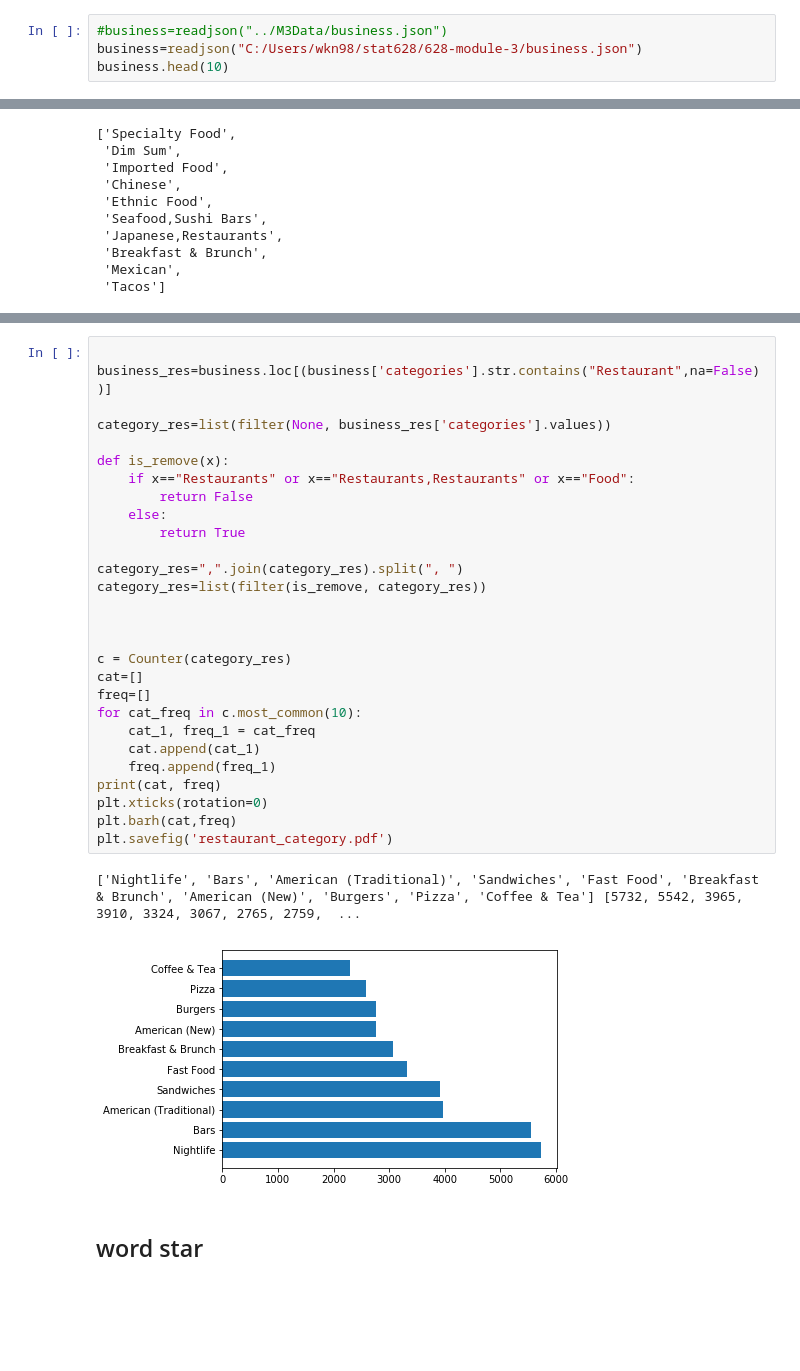
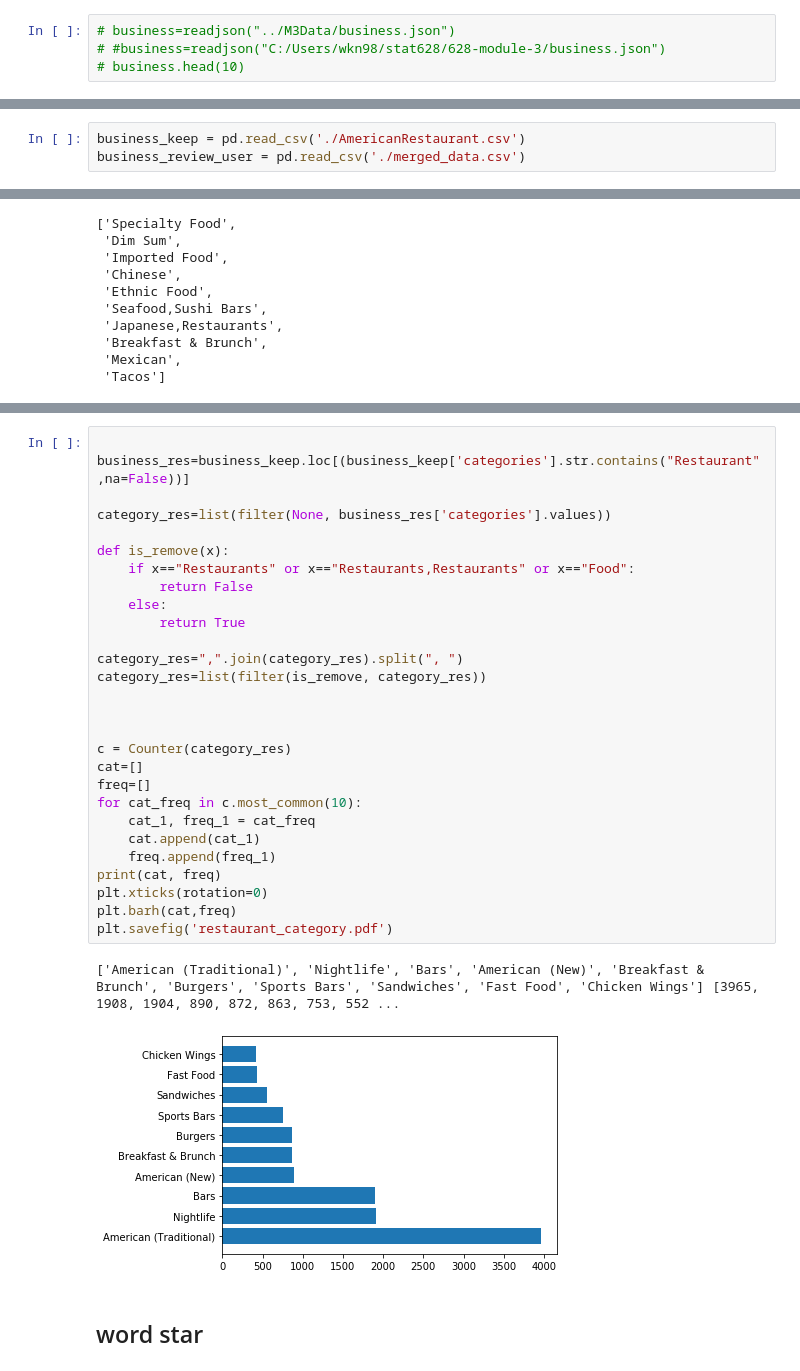
Before and after one commit to clarefrost/628-module-3, a Jupyter notebook: 628 module 3.ipynb, the cells around one changed output, grey strips where cells are left out. Drawn from its saved outputs; the diff is of its cells as text; blank space fills up the shorter version.

```diff
--- a/628 module 3.ipynb
+++ b/628 module 3.ipynb
@@ -70,7 +33,7 @@ tip.head(10)
 # %%
-#business=readjson("../M3Data/business.json")
-business=readjson("C:/Users/wkn98/stat628/628-module-3/business.json")
-business.head(10)
+# business=readjson("../M3Data/business.json")
+# #business=readjson("C:/Users/wkn98/stat628/628-module-3/business.json")
+# business.head(10)
 # %% [output]
 |  | business_id | name | address | city | state | postal_code | latitude | longitude | stars | ... |
 | 0 | 1SWheh84yJXfytovILXOAQ | Arizona Biltmore Golf Club | 2818 E Camino Acequia Drive | Phoenix | AZ | 85016 | 33.522143 | -112.018481 | 3.0 | ... |
@@ -238,3 +189,6 @@ business_review_user.to_csv(index=True,path_or_buf="C:/Users/wkn98/stat628/628-m
+# %%
+business_keep = pd.read_csv('./AmericanRestaurant.csv')
+business_review_user = pd.read_csv('./merged_data.csv')
 # %%
 len(business_review_user)
 # %% [output]
@@ -506,35 +499,35 @@ Counter({'Specialty Food': 1469,
          ...})
 # %%
 
-business_res=business.loc[(business['categories'].str.contains("Restaurant",na=False))]
+business_res=business_keep.loc[(business_keep['categories'].str.contains("Restaurant",na=False))]
 
 category_res=list(filter(None, business_res['categories'].values))
 
 def is_remove(x):
     if x=="Restaurants" or x=="Restaurants,Restaurants" or x=="Food":
         return False
     else:
         return True
 
 category_res=",".join(category_res).split(", ")
 category_res=list(filter(is_remove, category_res))
 
 
 
 c = Counter(category_res)
 cat=[]
 freq=[]
 for cat_freq in c.most_common(10):
     cat_1, freq_1 = cat_freq
     cat.append(cat_1)
     freq.append(freq_1)
 print(cat, freq)
 plt.xticks(rotation=0)
 plt.barh(cat,freq)
 plt.savefig('restaurant_category.pdf')
 # %% [output]
-['Nightlife', 'Bars', 'American (Traditional)', 'Sandwiches', 'Fast Food', 'Breakfast & Brunch', 'American (New)', 'Burgers', 'Pizza', 'Coffee & Tea'] [5732, 5542, 3965, 3910, 3324, 3067, 2765, 2759,  ...
+['American (Traditional)', 'Nightlife', 'Bars', 'American (New)', 'Breakfast & Brunch', 'Burgers', 'Sports Bars', 'Sandwiches', 'Fast Food', 'Chicken Wings'] [3965, 1908, 1904, 890, 872, 863, 753, 552 ...
-[figure, old version]
+[figure, new version]
 # %% [markdown]
 ## word star
 # %%
```
Also changed, not shown: parts of 41 cells of this notebook, 1 other file.
